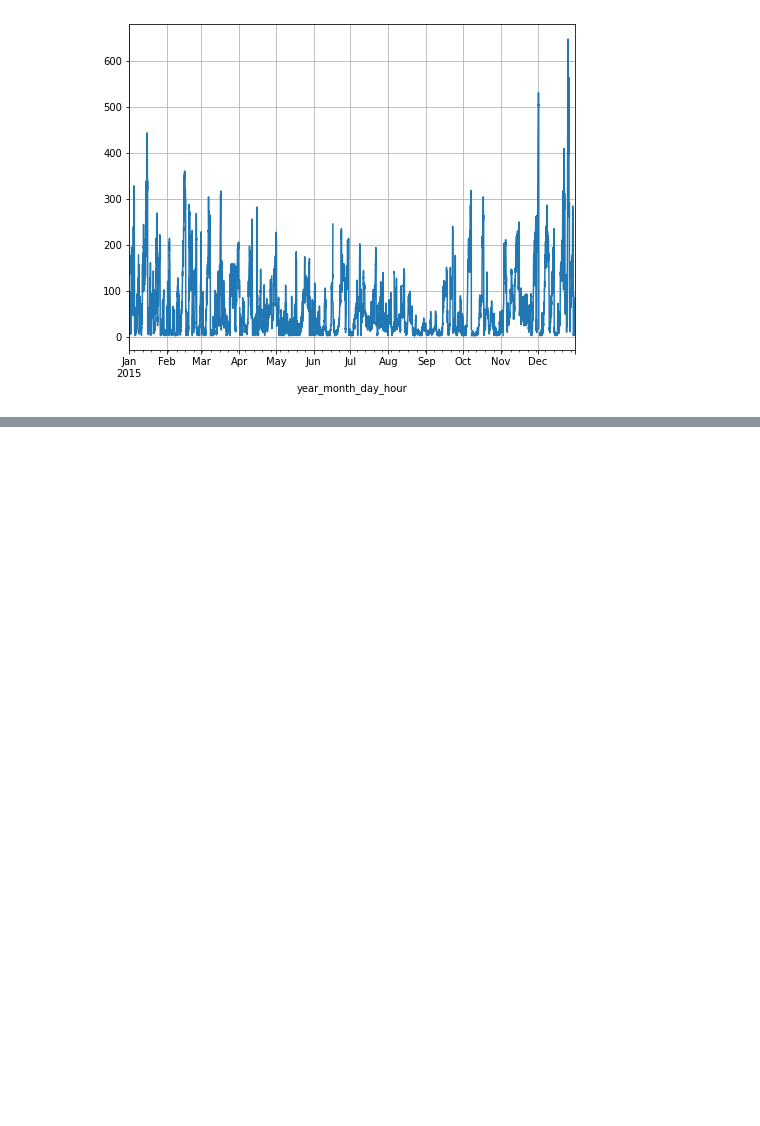
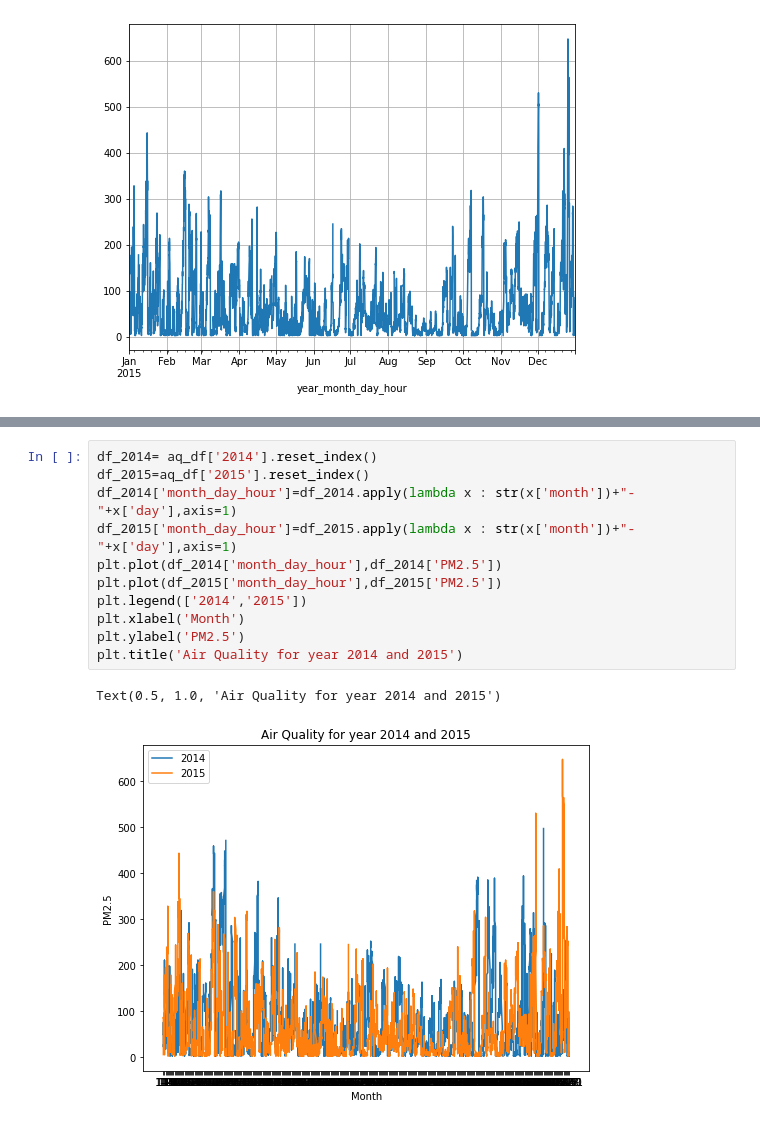
Before and after one commit to hima9/TimeSeries, a Jupyter notebook: timeseries.ipynb, the cells around one changed output, grey strips where cells are left out. Cells and saved outputs as stored; diff of their text form; blank space fills up the shorter version.

```diff
--- a/timeseries.ipynb
+++ b/timeseries.ipynb
@@ -240,3 +240,17 @@ fig.update_xaxes(rangeslider_visible=True,rangeselector=dict(buttons=list([
 fig.show()
 # %% [output]
 [interactive output not drawn]
+# %%
+df_2014= aq_df['2014'].reset_index()
+df_2015=aq_df['2015'].reset_index()
+df_2014['month_day_hour']=df_2014.apply(lambda x : str(x['month'])+"-"+x['day'],axis=1)
+df_2015['month_day_hour']=df_2015.apply(lambda x : str(x['month'])+"-"+x['day'],axis=1)
+plt.plot(df_2014['month_day_hour'],df_2014['PM2.5'])
+plt.plot(df_2015['month_day_hour'],df_2015['PM2.5'])
+plt.legend(['2014','2015'])
+plt.xlabel('Month')
+plt.ylabel('PM2.5')
+plt.title('Air Quality for year 2014 and 2015')
+# %% [output]
+Text(0.5, 1.0, 'Air Quality for year 2014 and 2015')
+[figure, added]
```
Also changed, not shown: parts of 3 cells of this notebook.
